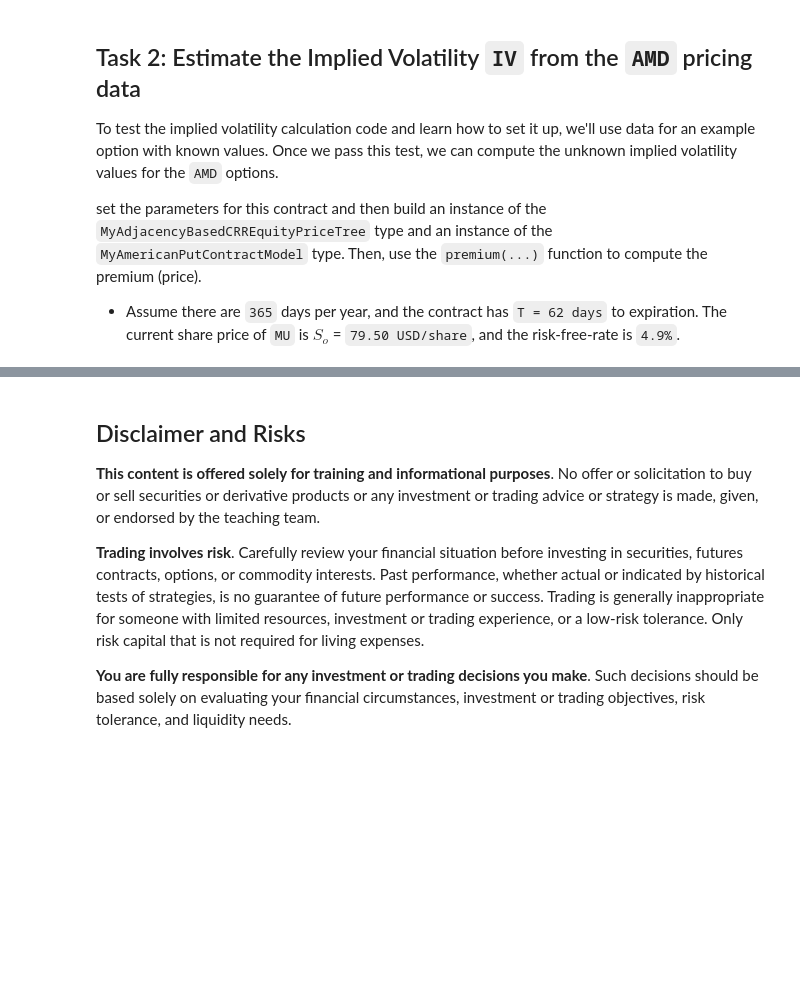
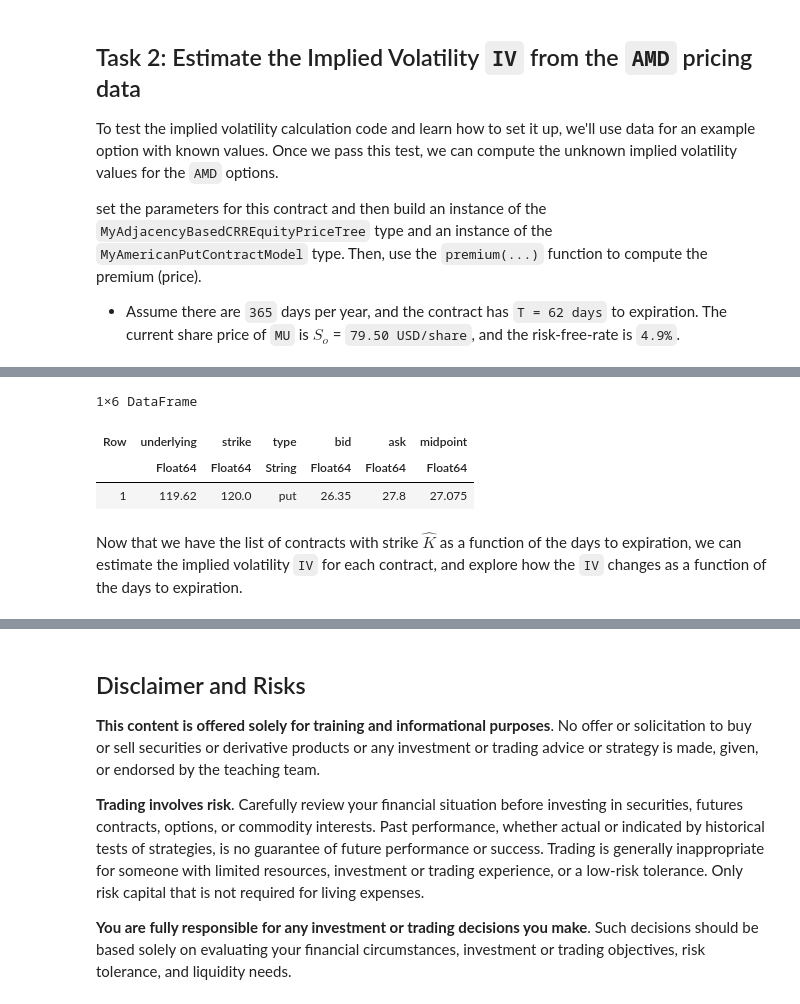
Before and after one commit to varnerlab/CHEME-130-eCornell-Repository, a Jupyter notebook: courses/CHEME-134/module-1/CHEME-134-Module-1-Project.ipynb, the cells around one changed output, grey strips where cells are left out. Cells and saved outputs as stored; diff of their text form; code cells hidden in the pictures; blank space fills up the shorter version.

```diff
--- a/courses/CHEME-134/module-1/CHEME-134-Module-1-Project.ipynb
+++ b/courses/CHEME-134/module-1/CHEME-134-Module-1-Project.ipynb
@@ -186,0 +226,7 @@ Finally, let's compare the estimated and observed premium values using the [@ass
+# %%
+list_of_AMD_contracts[914]
+# %% [output]
+1×6 DataFrame
+| Row | underlying | strike | type | bid | ask | midpoint |
+|  | Float64 | Float64 | String | Float64 | Float64 | Float64 |
+| 1 | 119.62 | 120.0 | put | 26.35 | 27.8 | 27.075 |
@@ -186,0 +236,2 @@ Finally, let's compare the estimated and observed premium values using the [@ass
+# %% [markdown]
+Now that we have the list of contracts with strike $\hat{K}$ as a function of the days to expiration, we can estimate the implied volatility `IV` for each contract, and explore how the `IV` changes as a function of the days to expiration.
```
Also changed, not shown: parts of 24 cells of this notebook, 2 other files.
